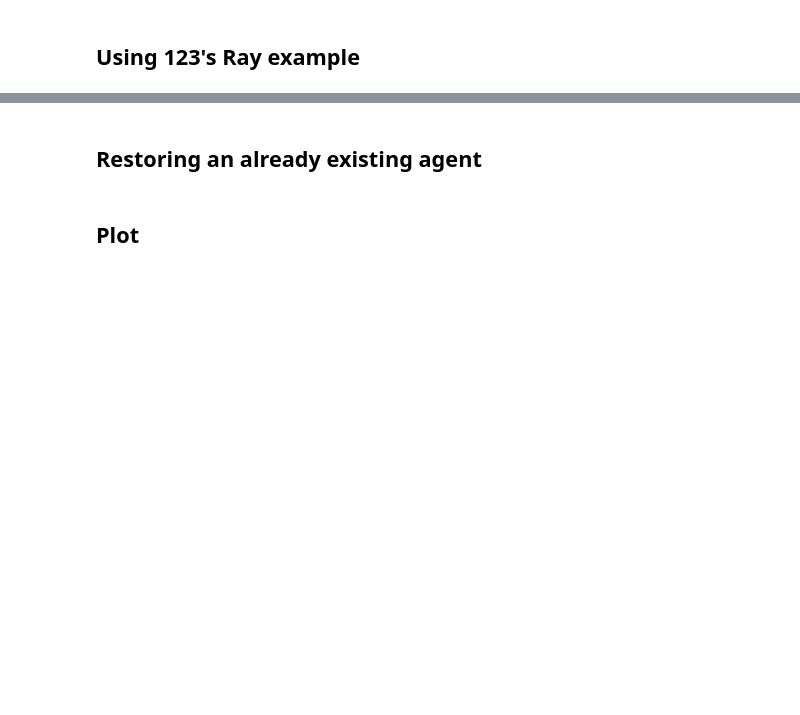
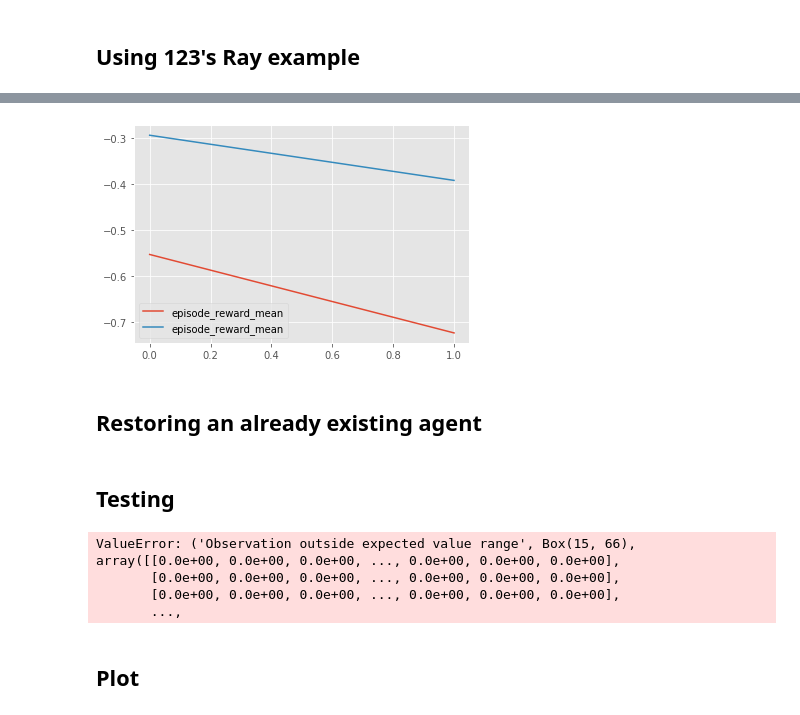
Before and after one commit to jasonfiacco/deeptrader, a Jupyter notebook: examples/predict_it_v2-Ray-attempt.ipynb, the cells around one changed output, grey strips where cells are left out. Cells and saved outputs as stored; diff of their text form; code cells hidden in the pictures; blank space fills up the shorter version.

```diff
--- a/examples/predict_it_v2-Ray-attempt.ipynb
+++ b/examples/predict_it_v2-Ray-attempt.ipynb
@@ -482,2 +486,10 @@ Result for DQN_ray_trading_env_f299ce28:
+# %%
+dfs = analysis.trial_dataframes
+
+ax = None
+for d in dfs.values():
+    ax = d.episode_reward_mean.plot(ax=ax, legend=True)
+# %% [output]
+[figure, added]
 # %% [markdown]
 ## Restoring an already existing agent
@@ -486,3 +501,30 @@ agent.restore("./saved_agents/policy_network__7aaa7d4b-bbeb-4900-ac6b-7bcf84dfd6
+# %% [markdown]
+## Testing
+# %%
+for episode_num in range(1):
+    state = env.reset()
+    done = False
+    cumulative_reward = 0
+    step = 0
+
+    while not done:
+        action = trainer.compute_action(state)
+        state, reward, done, results = env.step(action)
+
+        cumulative_reward += reward
+
+        #Render every 100 steps:
+        if step % 100 == 0:
+            env.render()
+
+        step += 1
+
+print("Cumulative reward: ", cumulative_reward)
+# %% [output]
+ValueError: ('Observation outside expected value range', Box(15, 66), array([[0.0e+00, 0.0e+00, 0.0e+00, ..., 0.0e+00, 0.0e+00, 0.0e+00],
+       [0.0e+00, 0.0e+00, 0.0e+00, ..., 0.0e+00, 0.0e+00, 0.0e+00],
+       [0.0e+00, 0.0e+00, 0.0e+00, ..., 0.0e+00, 0.0e+00, 0.0e+00],
+       ...,
 # %% [markdown]
 ## Plot
 # %%
```
Also changed, not shown: parts of 9 cells of this notebook.
